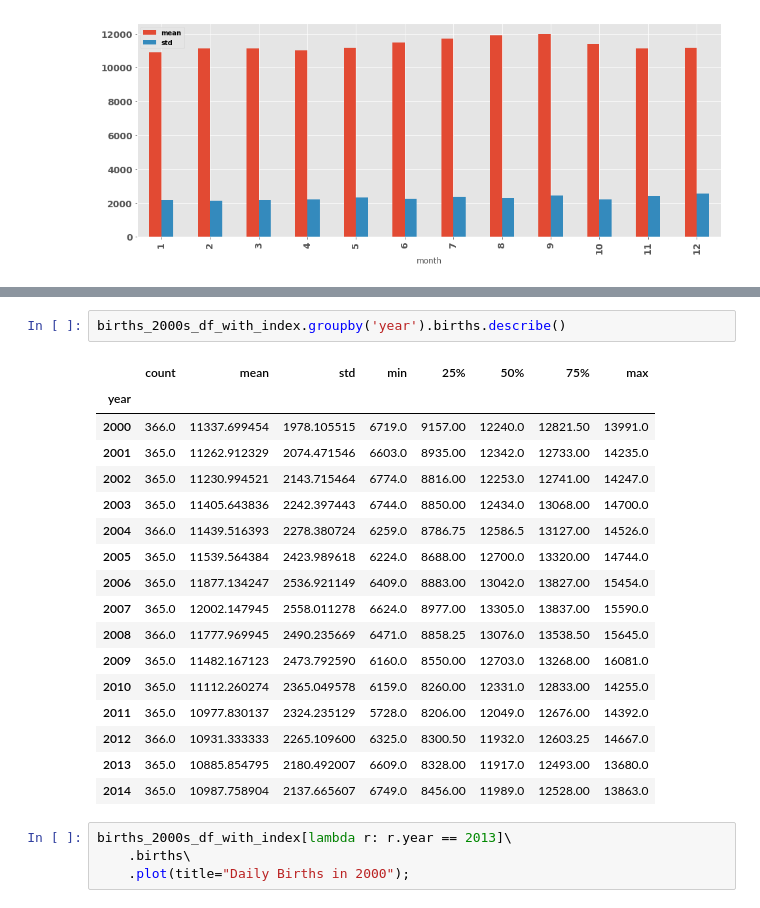
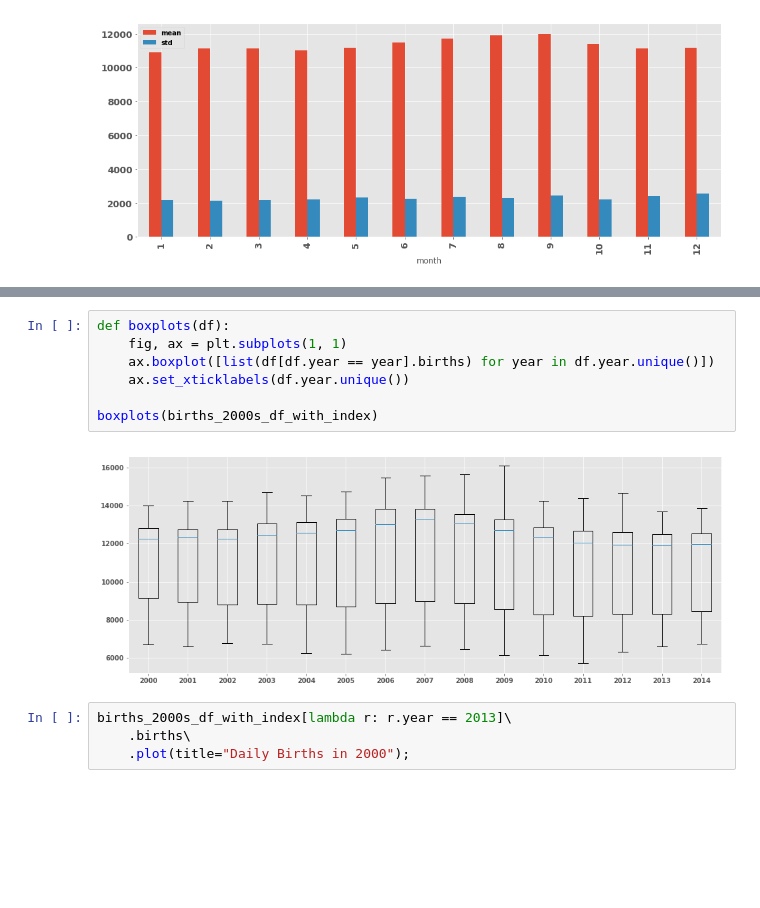
Before and after one commit to inon-peled/dtu_bda_project, a Jupyter notebook: bda_project_us_births.ipynb, the cells around one changed output, grey strips where cells are left out. Saved outputs shown, nothing was run; the diff lists cells and outputs as text; blank space fills up the shorter version.

Commit message:
Boxplot

```diff
--- a/bda_project_us_births.ipynb
+++ b/bda_project_us_births.ipynb
@@ -81,23 +62,12 @@ births_2000s_df_with_index.groupby('month').births.describe()
-# %%
-births_2000s_df_with_index.groupby('year').births.describe()
-# %% [output]
-|  | count | mean | std | min | 25% | 50% | 75% | max |
-| year |  |  |  |  |  |  |  |  |
-| 2000 | 366.0 | 11337.699454 | 1978.105515 | 6719.0 | 9157.00 | 12240.0 | 12821.50 | 13991.0 |
-| 2001 | 365.0 | 11262.912329 | 2074.471546 | 6603.0 | 8935.00 | 12342.0 | 12733.00 | 14235.0 |
-| 2002 | 365.0 | 11230.994521 | 2143.715464 | 6774.0 | 8816.00 | 12253.0 | 12741.00 | 14247.0 |
-| 2003 | 365.0 | 11405.643836 | 2242.397443 | 6744.0 | 8850.00 | 12434.0 | 13068.00 | 14700.0 |
-| 2004 | 366.0 | 11439.516393 | 2278.380724 | 6259.0 | 8786.75 | 12586.5 | 13127.00 | 14526.0 |
-| 2005 | 365.0 | 11539.564384 | 2423.989618 | 6224.0 | 8688.00 | 12700.0 | 13320.00 | 14744.0 |
-| 2006 | 365.0 | 11877.134247 | 2536.921149 | 6409.0 | 8883.00 | 13042.0 | 13827.00 | 15454.0 |
-| 2007 | 365.0 | 12002.147945 | 2558.011278 | 6624.0 | 8977.00 | 13305.0 | 13837.00 | 15590.0 |
-| 2008 | 366.0 | 11777.969945 | 2490.235669 | 6471.0 | 8858.25 | 13076.0 | 13538.50 | 15645.0 |
-| 2009 | 365.0 | 11482.167123 | 2473.792590 | 6160.0 | 8550.00 | 12703.0 | 13268.00 | 16081.0 |
-| 2010 | 365.0 | 11112.260274 | 2365.049578 | 6159.0 | 8260.00 | 12331.0 | 12833.00 | 14255.0 |
-| 2011 | 365.0 | 10977.830137 | 2324.235129 | 5728.0 | 8206.00 | 12049.0 | 12676.00 | 14392.0 |
-| 2012 | 366.0 | 10931.333333 | 2265.109600 | 6325.0 | 8300.50 | 11932.0 | 12603.25 | 14667.0 |
-| 2013 | 365.0 | 10885.854795 | 2180.492007 | 6609.0 | 8328.00 | 11917.0 | 12493.00 | 13680.0 |
-| 2014 | 365.0 | 10987.758904 | 2137.665607 | 6749.0 | 8456.00 | 11989.0 | 12528.00 | 13863.0 |
+# %%
+def boxplots(df):
+    fig, ax = plt.subplots(1, 1)
+    ax.boxplot([list(df[df.year == year].births) for year in df.year.unique()])
+    ax.set_xticklabels(df.year.unique())
+
+boxplots(births_2000s_df_with_index)
+# %% [output]
+[figure, added]
 # %%
 births_2000s_df_with_index[lambda r: r.year == 2013]\
     .births\
```
Also changed, not shown: parts of 8 cells of this notebook, 1 other file.
